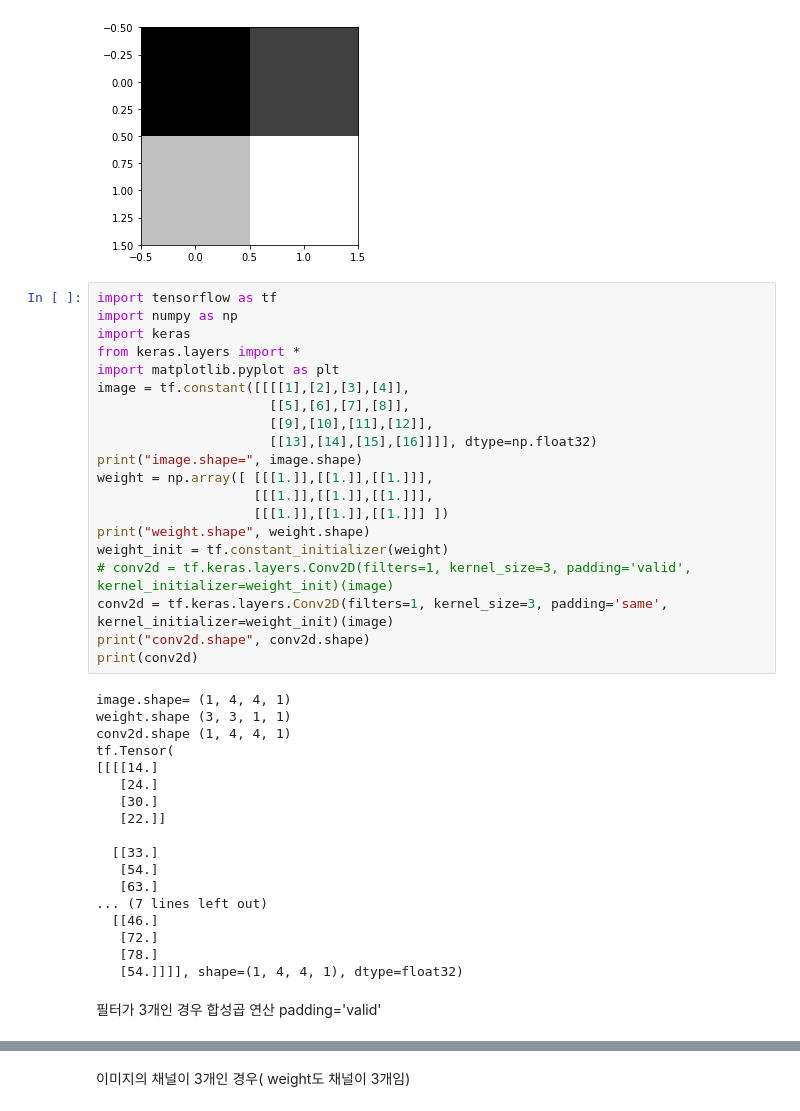
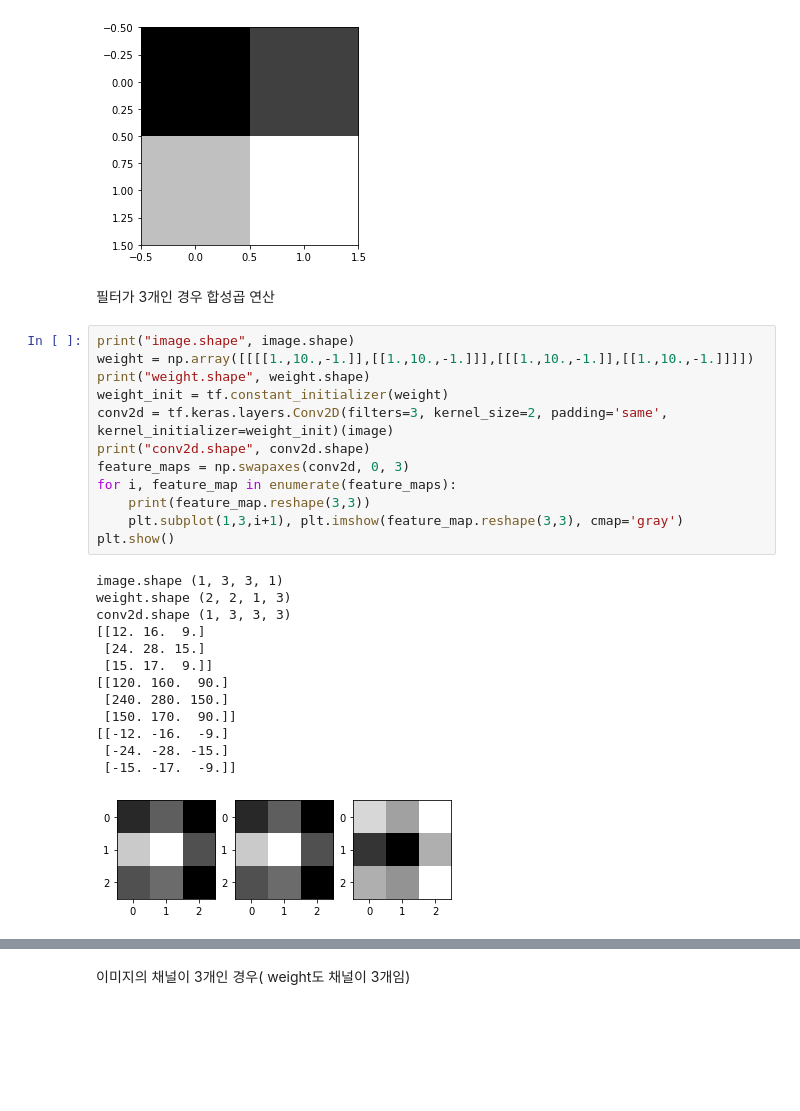
Before and after one commit to imguru-mooc/AI_CNN, a Jupyter notebook: 01_day.ipynb, the cells around one changed output, grey strips where cells are left out. Drawn from its saved outputs; the diff is of its cells as text; blank space fills up the shorter version.

```diff
--- a/01_day.ipynb
+++ b/01_day.ipynb
@@ -234,43 +137,31 @@ conv2d.shape (1, 2, 2, 1)
  [24. 28.]]
 <matplotlib.image.AxesImage at 0x...>
 [figure]
+# %% [markdown]
+필터가 3개인 경우 합성곱 연산
 # %%
-import tensorflow as tf
-import numpy as np
-import keras
-from keras.layers import *
-import matplotlib.pyplot as plt
-image = tf.constant([[[[1],[2],[3],[4]],
-                      [[5],[6],[7],[8]],
-                      [[9],[10],[11],[12]],
-                      [[13],[14],[15],[16]]]], dtype=np.float32)
-print("image.shape=", image.shape)
-weight = np.array([ [[[1.]],[[1.]],[[1.]]],
-                    [[[1.]],[[1.]],[[1.]]],
-                    [[[1.]],[[1.]],[[1.]]] ])
+print("image.shape", image.shape)
+weight = np.array([[[[1.,10.,-1.]],[[1.,10.,-1.]]],[[[1.,10.,-1.]],[[1.,10.,-1.]]]])
 print("weight.shape", weight.shape)
 weight_init = tf.constant_initializer(weight)
-# conv2d = tf.keras.layers.Conv2D(filters=1, kernel_size=3, padding='valid', kernel_initializer=weight_init)(image)
-conv2d = tf.keras.layers.Conv2D(filters=1, kernel_size=3, padding='same', kernel_initializer=weight_init)(image)
+conv2d = tf.keras.layers.Conv2D(filters=3, kernel_size=2, padding='same', kernel_initializer=weight_init)(image)
 print("conv2d.shape", conv2d.shape)
-print(conv2d)
+feature_maps = np.swapaxes(conv2d, 0, 3)
+for i, feature_map in enumerate(feature_maps):
+    print(feature_map.reshape(3,3))
+    plt.subplot(1,3,i+1), plt.imshow(feature_map.reshape(3,3), cmap='gray')
+plt.show()
 # %% [output]
-image.shape= (1, 4, 4, 1)
-weight.shape (3, 3, 1, 1)
-conv2d.shape (1, 4, 4, 1)
-tf.Tensor(
-[[[[14.]
-   [24.]
-   [30.]
-   [22.]]
-
-  [[33.]
-   [54.]
-   [63.]
-... (7 lines left out)
-  [[46.]
-   [72.]
-   [78.]
-   [54.]]]], shape=(1, 4, 4, 1), dtype=float32)
+image.shape (1, 3, 3, 1)
+weight.shape (2, 2, 1, 3)
+conv2d.shape (1, 3, 3, 3)
+[[12. 16.  9.]
+ [24. 28. 15.]
+ [15. 17.  9.]]
+[[120. 160.  90.]
+ [240. 280. 150.]
+ [150. 170.  90.]]
+[[-12. -16.  -9.]
+ [-24. -28. -15.]
+ [-15. -17.  -9.]]
+[figure, added]
-# %% [markdown]
-필터가 3개인 경우 합성곱 연산 padding='valid'
```
Also changed, not shown: parts of 48 cells of this notebook, 2 other files.
